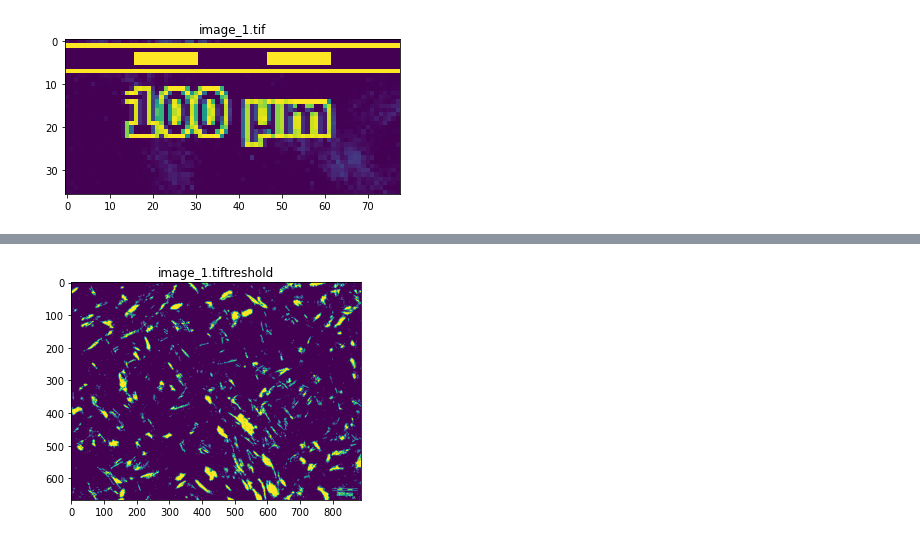
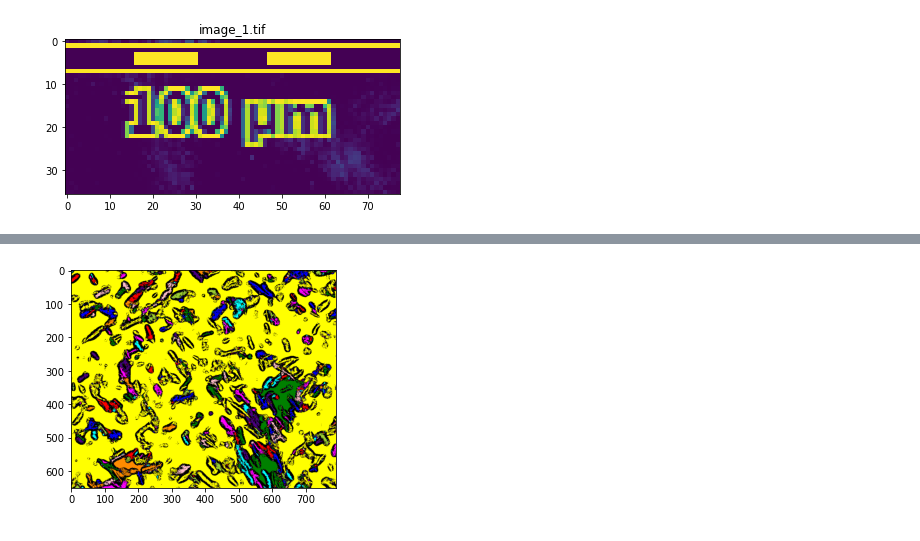
Before and after one commit to mracar/crystal-size-analysis, a Jupyter notebook: crystal_size_analysis.ipynb, the cells around one changed output, grey strips where cells are left out. Cells and saved outputs as stored; diff of their text form; code cells hidden in the pictures.

```diff
--- a/crystal_size_analysis.ipynb
+++ b/crystal_size_analysis.ipynb
@@ -57,7 +59,9 @@ plt.show()
-# %%
-ret,th1 = cv2.threshold(img,0,255,cv2.THRESH_BINARY+ cv2.THRESH_OTSU)
-plt.imshow(th1)
-plt.title(img_name + 'treshold')
-plt.show()
-# %% [output]
-[figure, removed]
+# %%
+th = th==255
+labels, num_labels = sp.ndimage.label(th)
+img2 = color.label2rgb(labels, bg_label=0)
+
+plt.imshow(img2)
+plt.show()
+# %% [output]
+[figure, added]
```
Also changed, not shown: parts of 4 cells of this notebook.
